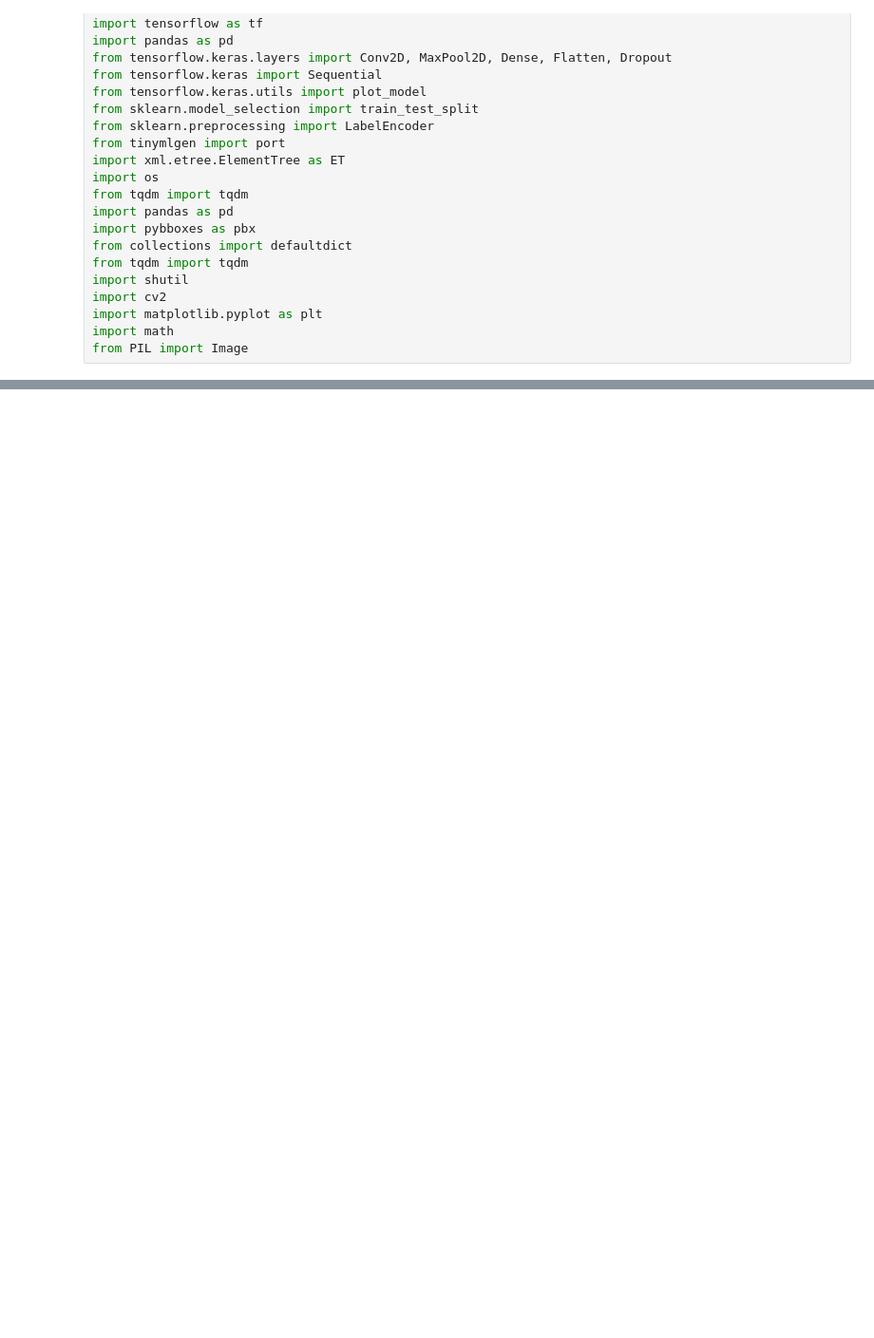
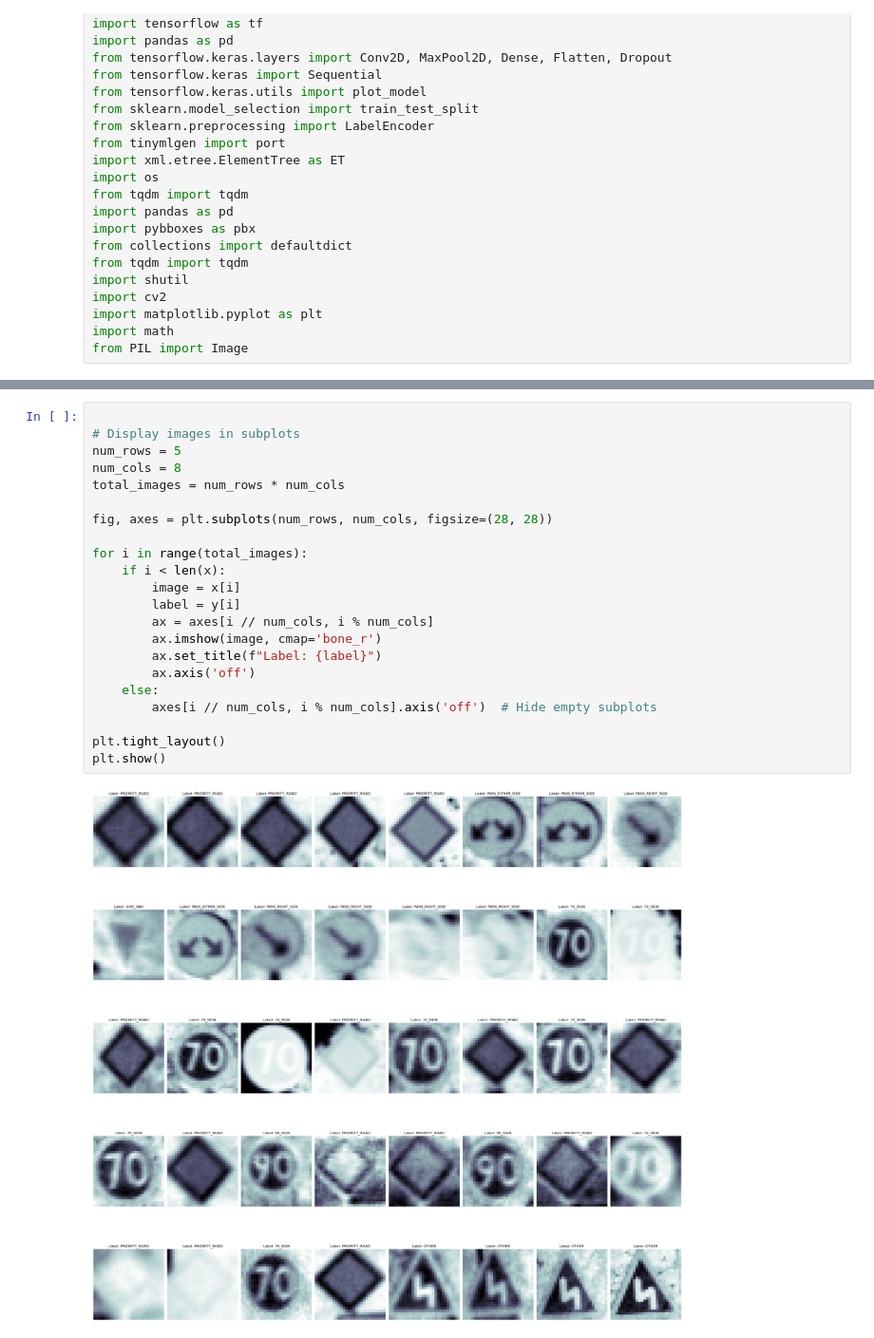
Before and after one commit to Pooriyasmd/IoT-final-project, a Jupyter notebook: Final_project_ver1.3.ipynb, the cells around one changed output, grey strips where cells are left out. Shown at 95% size. Drawn from its saved outputs; the diff is of its cells as text; blank space fills up the shorter version.

```diff
--- a/Final_project_ver1.3.ipynb
+++ b/Final_project_ver1.3.ipynb
@@ -45 +45,25 @@ size of x_test is  (634, 144, 176)
+# %%
+
+# Display images in subplots
+num_rows = 5
+num_cols = 8
+total_images = num_rows * num_cols
+
+fig, axes = plt.subplots(num_rows, num_cols, figsize=(28, 28))
+
+for i in range(total_images):
+    if i < len(x):
+        image = x[i]
+        label = y[i]
+        ax = axes[i // num_cols, i % num_cols]
+        ax.imshow(image, cmap='bone_r')
+        ax.set_title(f"Label: {label}")
+        ax.axis('off')
+    else:
+        axes[i // num_cols, i % num_cols].axis('off')  # Hide empty subplots
+
+plt.tight_layout()
+plt.show()
+# %% [output]
+[figure, added]
 # %%
```
Also changed, not shown: parts of 10 cells of this notebook, 4 other files.
